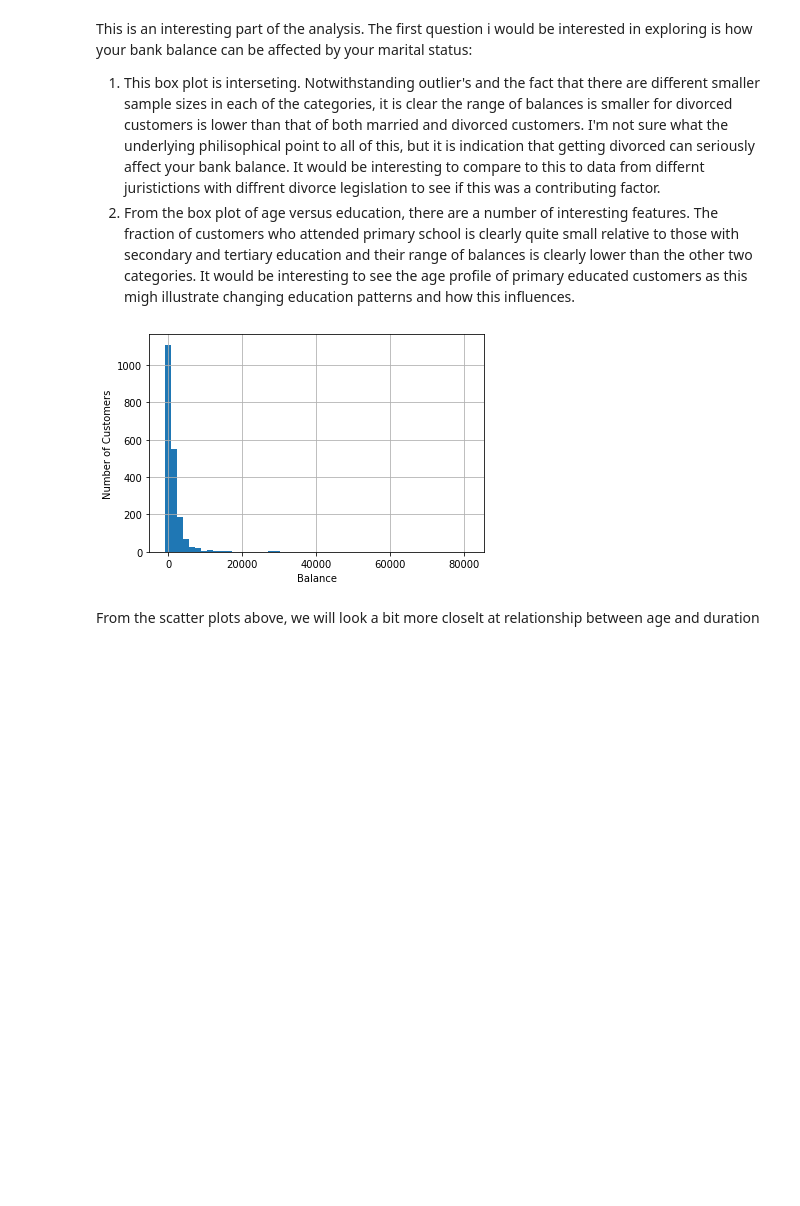
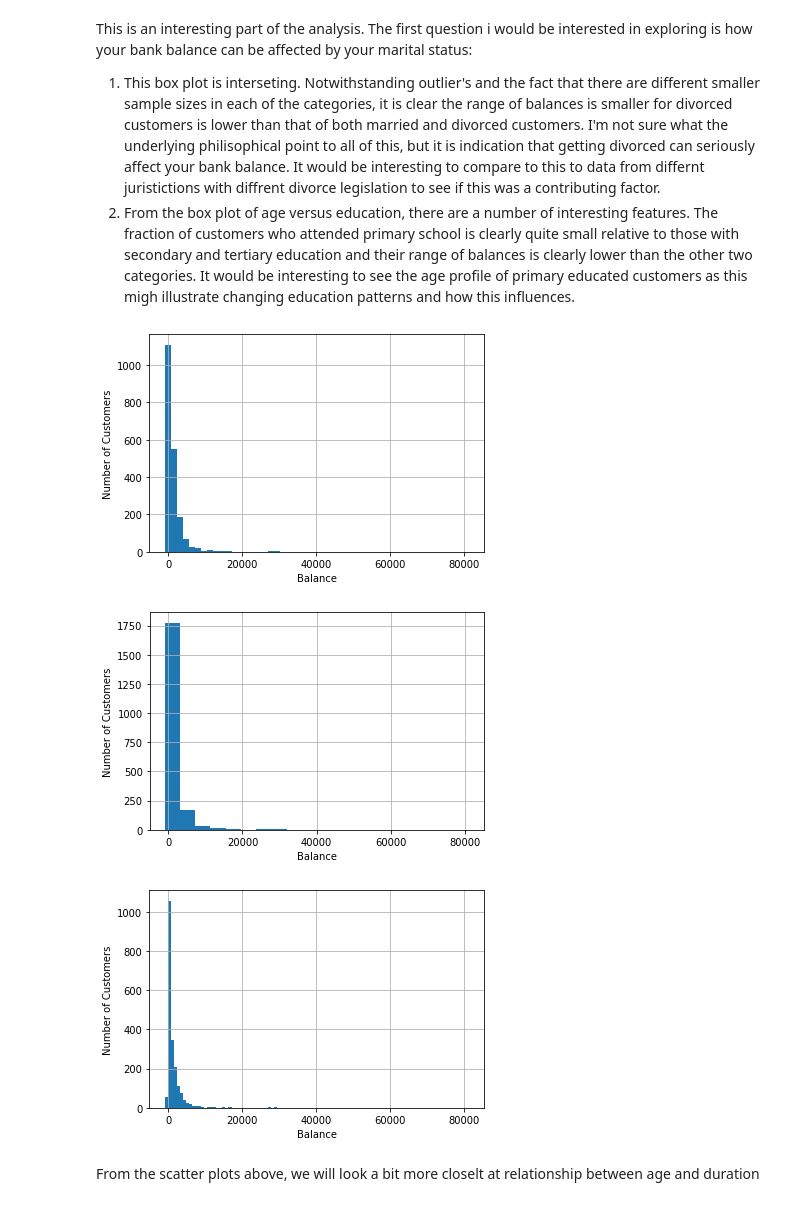
Before and after one commit to 110900/dmdm, a Jupyter notebook: E-tivity1DM.ipynb, the cells around one changed output. Cells and saved outputs as stored; diff of their text form; code cells hidden in the pictures; blank space fills up the shorter version.

```diff
--- a/E-tivity1DM.ipynb
+++ b/E-tivity1DM.ipynb
@@ -196,12 +196,24 @@ The first question i would be interested in exploring is how your bank balance c
 # %%
 # Next, we will have a look at how the distribution graph of balance changes with bin size
 
 df['balance'].hist(bins=50)
 plt.xlabel("Balance")
 plt.ylabel('Number of Customers')
 plt.show()
+
+df['balance'].hist(bins=20)
+plt.xlabel("Balance")
+plt.ylabel('Number of Customers')
+plt.show()
+
+df['balance'].hist(bins=100)
+plt.xlabel("Balance")
+plt.ylabel('Number of Customers')
+plt.show()
 # %% [output]
 [figure]
+[figure, added]
+[figure, added]
 # %% [markdown]
 From the scatter plots above, we will look a bit more closelt at relationship between age and duration
 # %%
```
Also changed, not shown: parts of 4 cells of this notebook.
